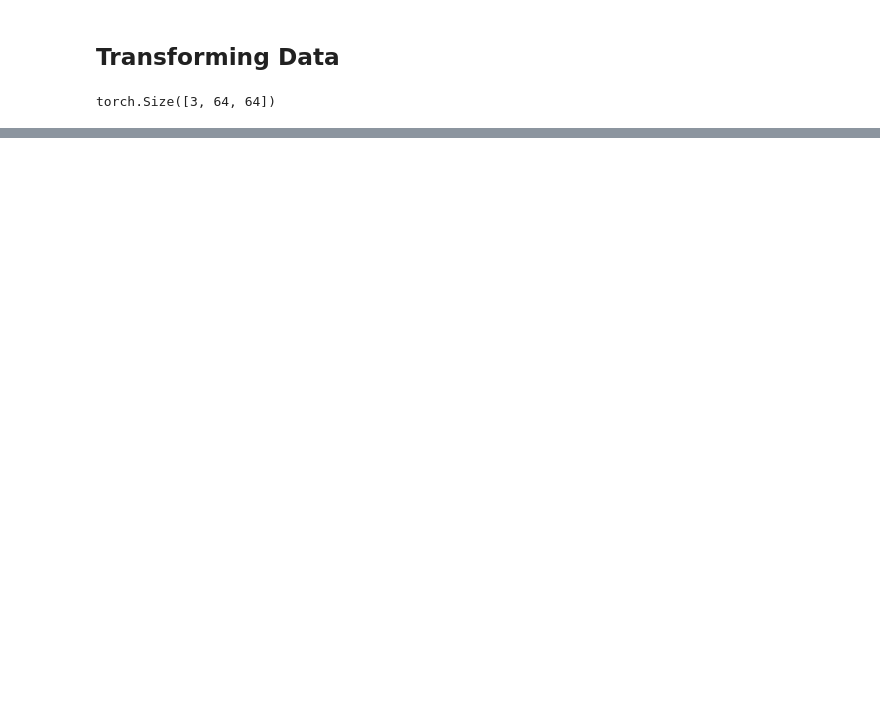
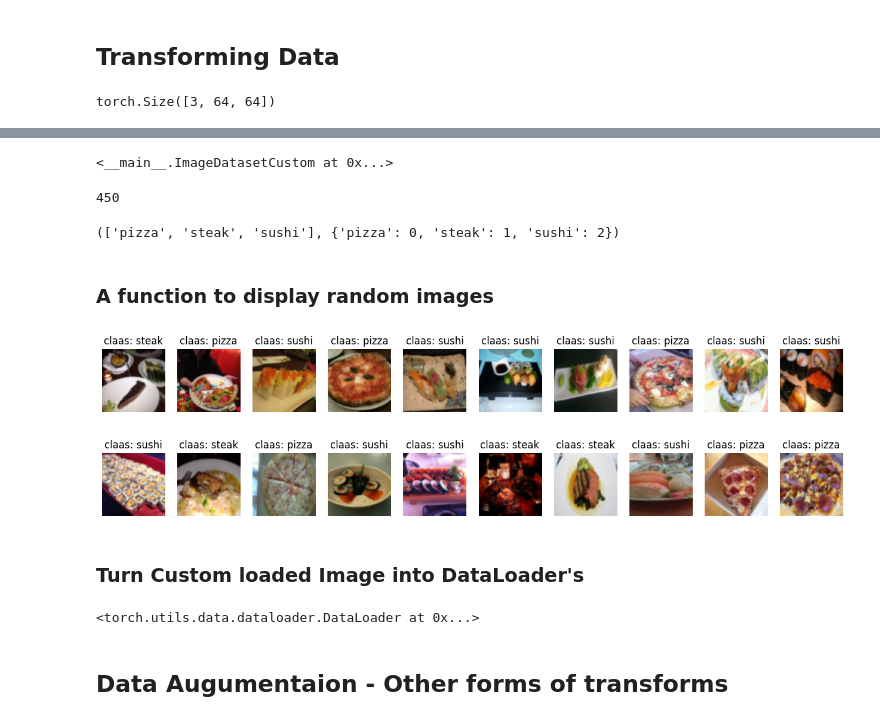
Before and after one commit to shushankai/pytroch-deep-learning, a Jupyter notebook: Lectures notebooks/custom_dataset.ipynb, the cells around one changed output, grey strips where cells are left out. Cells and saved outputs as stored; diff of their text form; code cells hidden in the pictures; blank space fills up the shorter version.

```diff
--- a/Lectures notebooks/custom_dataset.ipynb
+++ b/Lectures notebooks/custom_dataset.ipynb
@@ -205,0 +416,3 @@ plot_transformed_images(image_path_list, data_transform)
+# %%
+classes = find_classes(target_dir)
+classes[0], classes[1]
@@ -205,0 +452,74 @@ plot_transformed_images(image_path_list, data_transform)
+# %%
+train_data_custom = ImageDatasetCustom(
+    targ_dir = '../Data/piza_sushi/train',
+    transform= data_transform
+)
+
+train_data_custom
+# %% [output]
+<__main__.ImageDatasetCustom at 0x...>
+# %%
+len(train_data_custom)
+# %% [output]
+450
+# %%
+train_data_custom.classes, train_data_custom.class_to_idx
+# %% [output]
+(['pizza', 'steak', 'sushi'], {'pizza': 0, 'steak': 1, 'sushi': 2})
+# %% [markdown]
+### A function to display random images
+# %%
+# Take image from the dataset 10 max and plot them
+# these 10 images are random
+
+def display_random_images(dataset:Dataset, class_names:List[str], n=10, seed=None , display_shape:bool=True):
+    if seed:
+        random.seed(seed)
+
+    if n > 10:
+        n = 10
+        display_shape = False
+        print(f"For display purpose, n shouldn't be larger than 10, setting to 10 and removing shape display")
+
+
+    random_sample_idx = random.sample(range(len(dataset)), k = n)
+
+    plt.figure(figsize=(16, 8))
+
+    for i , targ_sample in enumerate(random_sample_idx):
+        trag_image, targ_label = dataset[targ_sample][0], dataset[targ_sample][1]
+
+        targ_image_adjust = trag_image.permute(1, 2,0)
+
+        plt.subplot(1,n, i+1)
+        plt.imshow(targ_image_adjust)
+        plt.axis('off')
+        if class_names:
+            title = f"claas: {class_names[targ_label]}"
+            if display_shape:
+                title = title + f"\nshape: {targ_image_adjust.shape}"
+        plt.title(title)
+# %%
+display_random_images(train_data, classes[0] , n = 10, display_shape=False )
+# %% [output]
+[figure, added]
+# %%
+display_random_images(train_data_custom, classes[0] , n = 10, display_shape=False )
+# %% [output]
+[figure, added]
+# %% [markdown]
+### Turn Custom loaded Image into DataLoader's
+# %%
+train_dataloader_custom = DataLoader(
+    dataset = train_data_custom,
+    batch_size = 1,
+    num_workers= 0,
+    shuffle = True
+
+)
+
+train_dataloader_custom
+# %% [output]
+<torch.utils.data.dataloader.DataLoader at 0x...>
+# %% [markdown]
+## Data Augumentaion - Other forms of transforms
```
Also changed, not shown: parts of 28 cells of this notebook.
